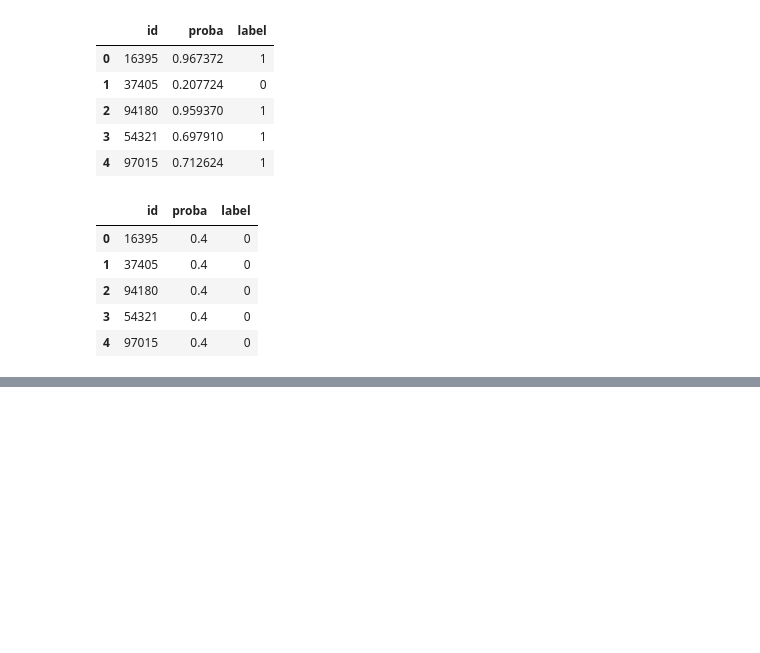
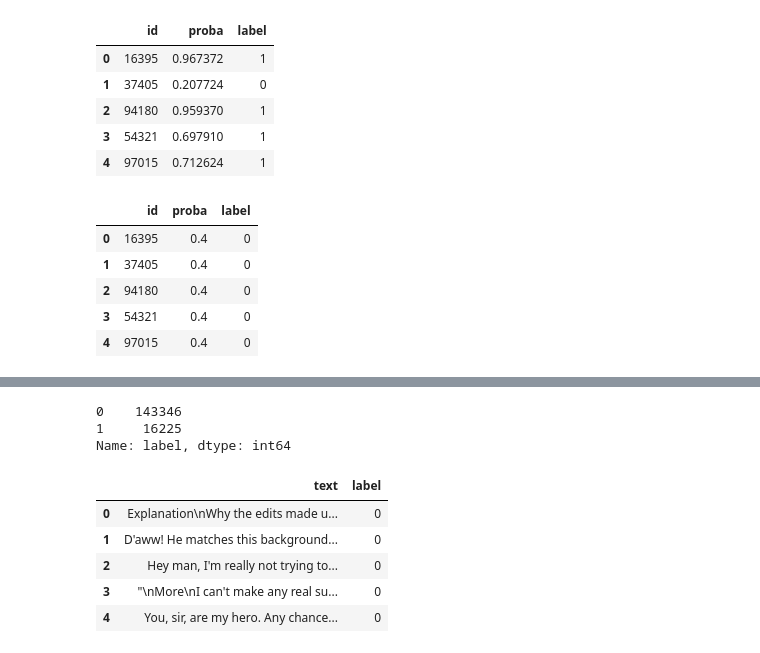
Before and after one commit to aryamansriram/Hateful_Memes, a Jupyter notebook: Hateful_Memes.ipynb, the cells around one changed output, grey strips where cells are left out. Cells and saved outputs as stored; diff of their text form; code cells hidden in the pictures; blank space fills up the shorter version.

```diff
--- a/Hateful_Memes.ipynb
+++ b/Hateful_Memes.ipynb
@@ -626,0 +635,6 @@ submission.to_csv("submission_ensemble_60_val.csv")
+# %%
+import pandas as pd
+toxic_df = pd.read_csv("/content/gdrive/My Drive/toxic_comments.csv")
+# %%
+toxic_df["offensive"] = toxic_df.toxic+toxic_df.severe_toxic+toxic_df.obscene+toxic_df.threat+toxic_df.insult+toxic_df.identity_hate
+toxic_df["offensive"]
@@ -626,0 +654,23 @@ submission.to_csv("submission_ensemble_60_val.csv")
+# %%
+arr = toxic_df.offensive.values
+arr[arr>0] = 1
+req_df = pd.DataFrame({"text": toxic_df.comment_text,"label":arr})
+# %%
+req_df["label"].value_counts()
+# %% [output]
+0    143346
+1     16225
+Name: label, dtype: int64
+# %%
+### under sampling ###
+zs = req_df[req_df["label"]==0]
+ons = req_df[req_df["label"]==1]
+final_df = pd.concat([zs.iloc[:16225],ons],axis=0)
+final_df.head()
+# %% [output]
+|  | text | label |
+| 0 | Explanation\nWhy the edits made u... | 0 |
+| 1 | D'aww! He matches this background... | 0 |
+| 2 | Hey man, I'm really not trying to... | 0 |
+| 3 | "\nMore\nI can't make any real su... | 0 |
+| 4 | You, sir, are my hero. Any chance... | 0 |
```
Also changed, not shown: parts of 16 cells of this notebook.
